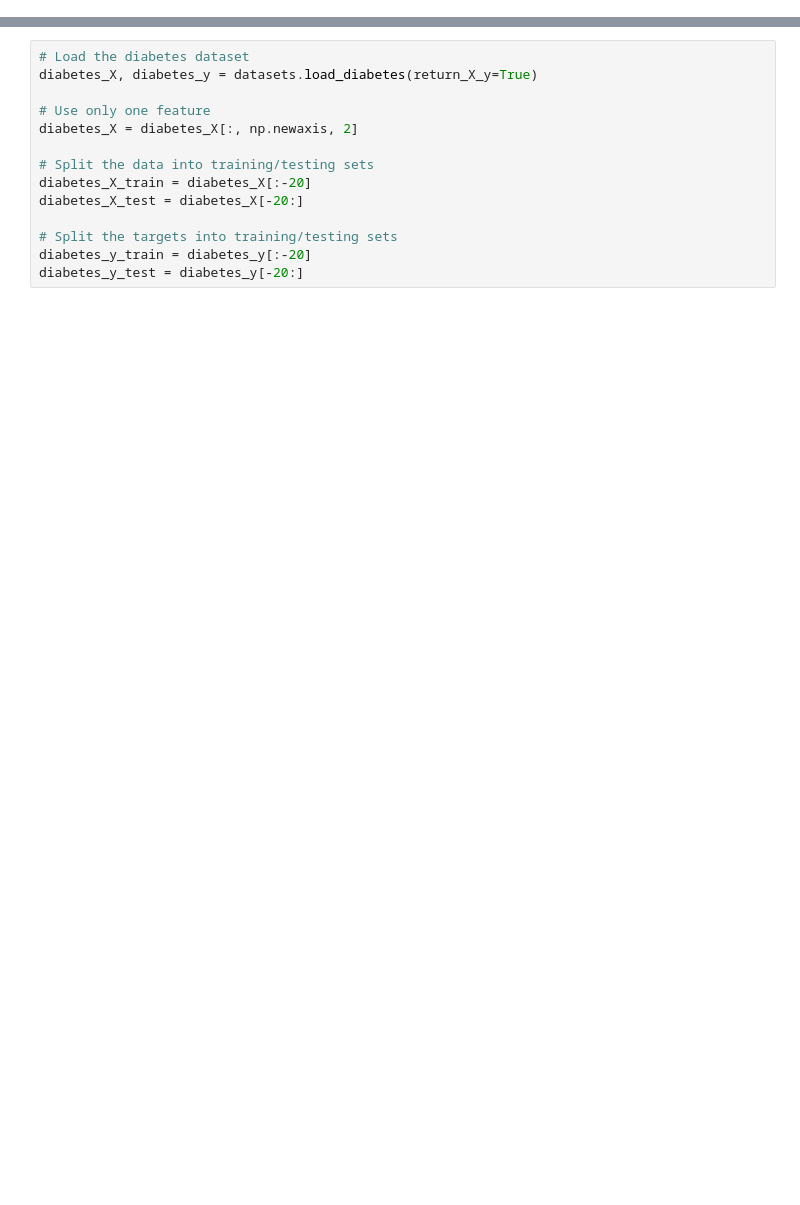
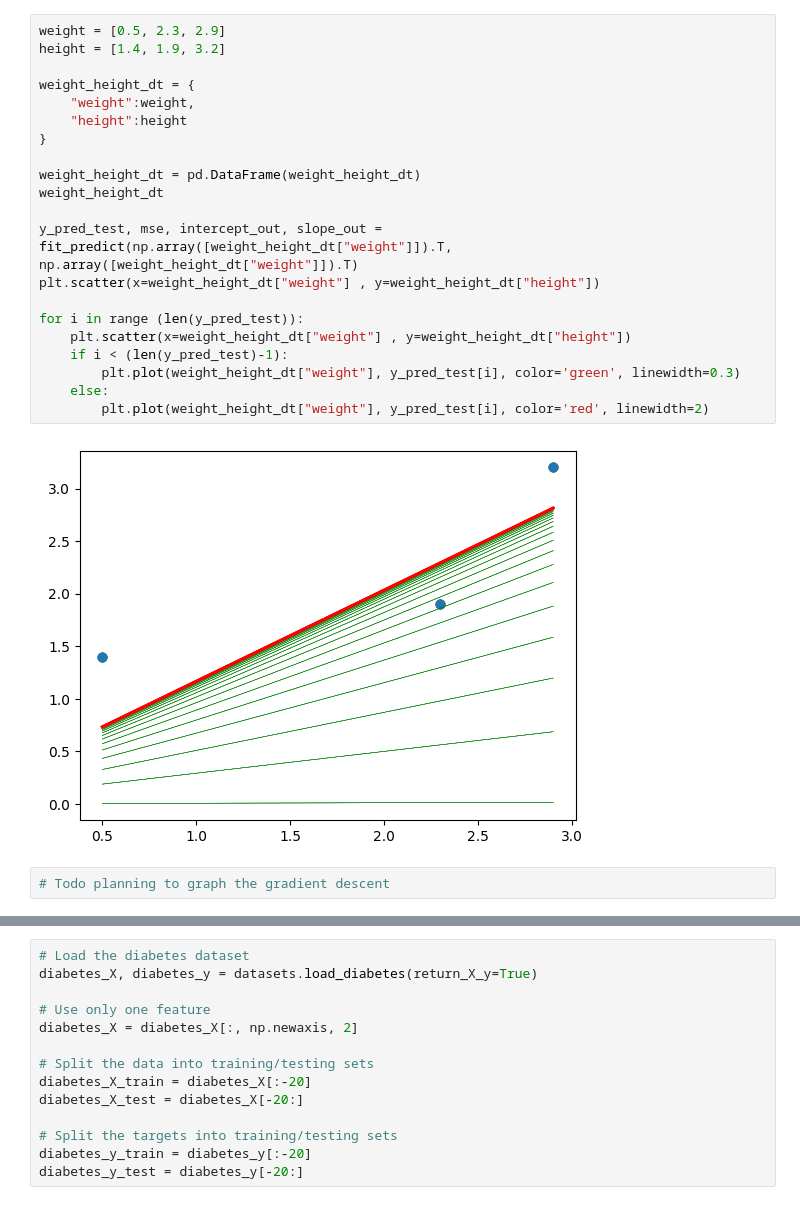
Before and after one commit to Q-Dead/Machine-Learning-Projects, a Jupyter notebook: Gradient Descent-Linear Regresion/Linear-regression-from-scratch.ipynb, the cells around one changed output, grey strips where cells are left out. Cells and saved outputs as stored; diff of their text form; blank space fills up the shorter version.

Commit message:
Update fix gradient descent method

```diff
--- a/Gradient Descent-Linear Regresion/Linear-regression-from-scratch.ipynb
+++ b/Gradient Descent-Linear Regresion/Linear-regression-from-scratch.ipynb
@@ -197,0 +50,25 @@ def gradient_descent(x, y, y_hat, b):
+# %%
+weight = [0.5, 2.3, 2.9]
+height = [1.4, 1.9, 3.2]
+
+weight_height_dt = {
+    "weight":weight,
+    "height":height
+}
+
+weight_height_dt = pd.DataFrame(weight_height_dt)
+weight_height_dt
+
+y_pred_test, mse, intercept_out, slope_out = fit_predict(np.array([weight_height_dt["weight"]]).T, np.array([weight_height_dt["weight"]]).T)
+plt.scatter(x=weight_height_dt["weight"] , y=weight_height_dt["height"])
+
+for i in range (len(y_pred_test)):
+    plt.scatter(x=weight_height_dt["weight"] , y=weight_height_dt["height"])
+    if i < (len(y_pred_test)-1):
+        plt.plot(weight_height_dt["weight"], y_pred_test[i], color='green', linewidth=0.3)
+    else:
+        plt.plot(weight_height_dt["weight"], y_pred_test[i], color='red', linewidth=2)
+# %% [output]
+[figure, added]
+# %%
+# Todo planning to graph the gradient descent
```
Also changed, not shown: parts of 22 cells of this notebook.
